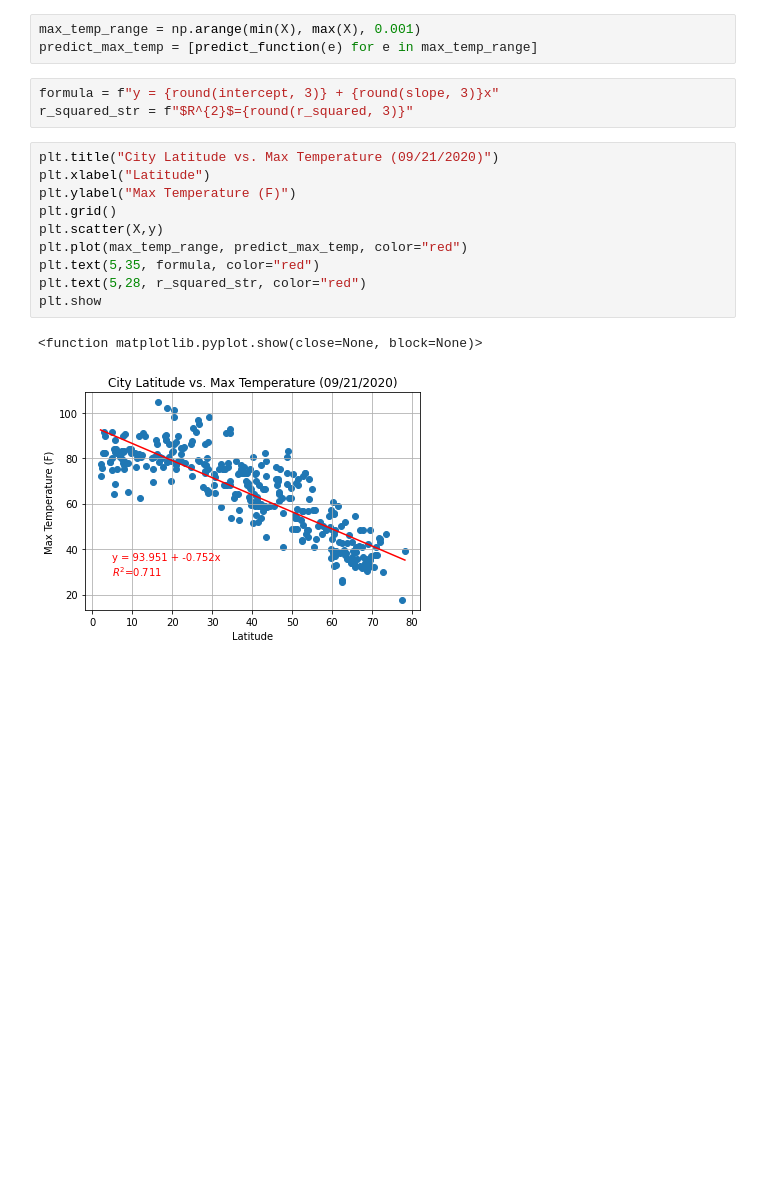
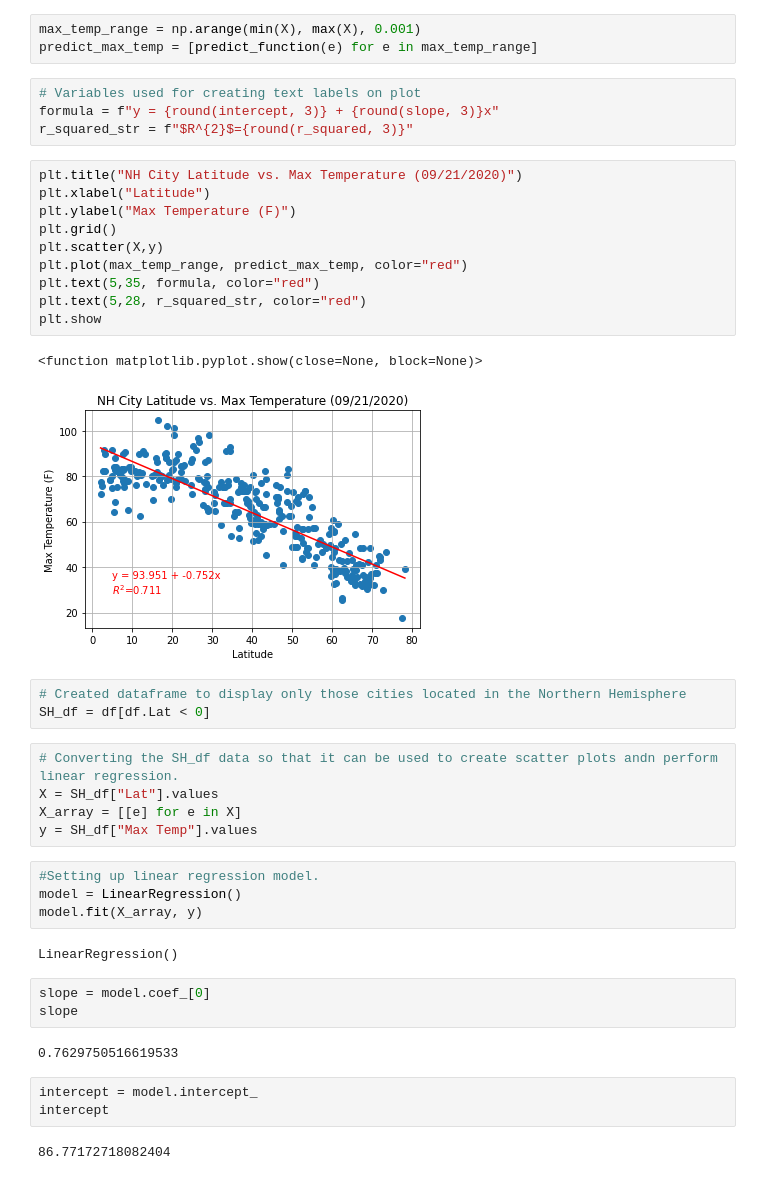
Before and after one commit to Slyssy/python-api-challenge, a Jupyter notebook: WeatherPy/WeatherPy.ipynb, the cells around one changed output. Cells and saved outputs as stored; diff of their text form; blank space fills up the shorter version.

```diff
--- a/WeatherPy/WeatherPy.ipynb
+++ b/WeatherPy/WeatherPy.ipynb
@@ -259,18 +246,43 @@ def predict_function(max_temp):
 max_temp_range = np.arange(min(X), max(X), 0.001)
 predict_max_temp = [predict_function(e) for e in max_temp_range]
 # %%
+# Variables used for creating text labels on plot
 formula = f"y = {round(intercept, 3)} + {round(slope, 3)}x"
 r_squared_str = f"$R^{2}$={round(r_squared, 3)}"
 # %%
-plt.title("City Latitude vs. Max Temperature (09/21/2020)")
+plt.title("NH City Latitude vs. Max Temperature (09/21/2020)")
 plt.xlabel("Latitude")
 plt.ylabel("Max Temperature (F)")
 plt.grid()
 plt.scatter(X,y)
 plt.plot(max_temp_range, predict_max_temp, color="red")
 plt.text(5,35, formula, color="red")
 plt.text(5,28, r_squared_str, color="red")
 plt.show
 # %% [output]
 <function matplotlib.pyplot.show(close=None, block=None)>
-[figure, old version]
+[figure, new version]
+# %%
+# Created dataframe to display only those cities located in the Northern Hemisphere
+SH_df = df[df.Lat < 0]
+# %%
+# Converting the SH_df data so that it can be used to create scatter plots andn perform linear regression.
+X = SH_df["Lat"].values
+X_array = [[e] for e in X]
+y = SH_df["Max Temp"].values
+# %%
+#Setting up linear regression model.
+model = LinearRegression()
+model.fit(X_array, y)
+# %% [output]
+LinearRegression()
+# %%
+slope = model.coef_[0]
+slope
+# %% [output]
+0.7629750516619533
+# %%
+intercept = model.intercept_
+intercept
+# %% [output]
+86.77172718082404
```
Also changed, not shown: parts of 9 cells of this notebook.
